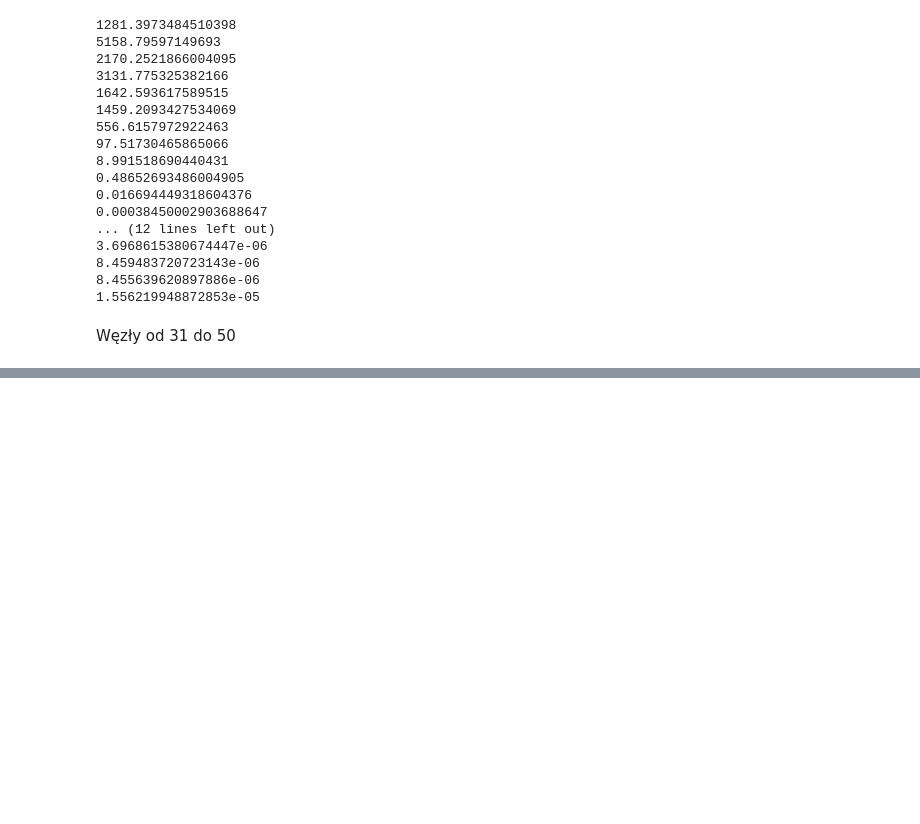
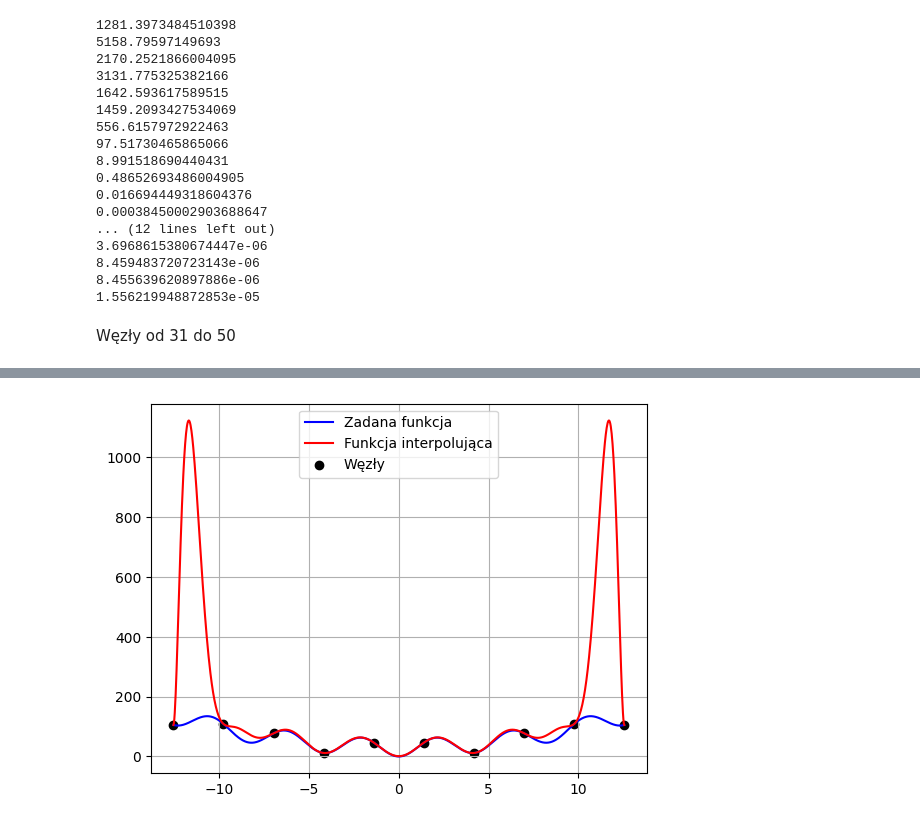
Before and after one commit to JakubFr4czek/MOwNiT, a Jupyter notebook: Lab2c/Nie do oceny/fraczek_2c.ipynb, the cells around one changed output, grey strips where cells are left out. Cells and saved outputs as stored; diff of their text form; code cells hidden in the pictures; blank space fills up the shorter version.

```diff
--- a/Lab2c/fraczek_2c.ipynb
+++ b/Lab2c/Nie do oceny/fraczek_2c.ipynb
@@ -852,0 +825,4 @@ interpolation_mean_difference(hermite_interpolation, get_chebyshev_nodes, 1000,
+# %%
+interpolate(hermite_interpolation, get_evenly_distributed, 10)
+# %% [output]
+[figure, added]
```
Also changed, not shown: parts of 15 cells of this notebook, 22 other files.
